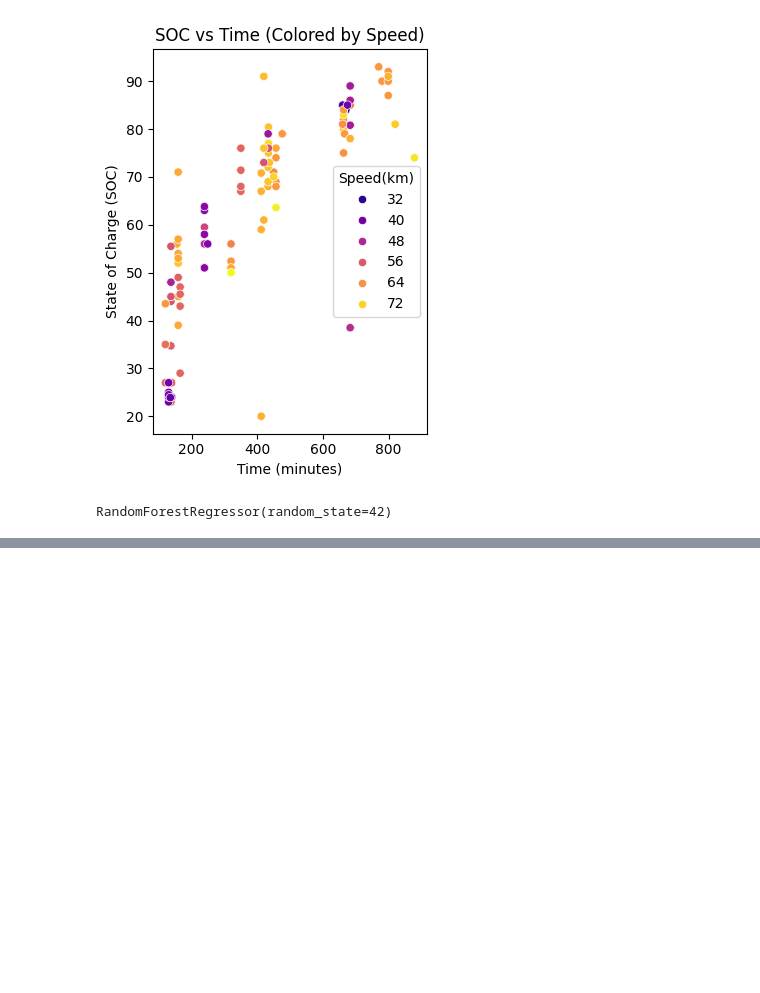
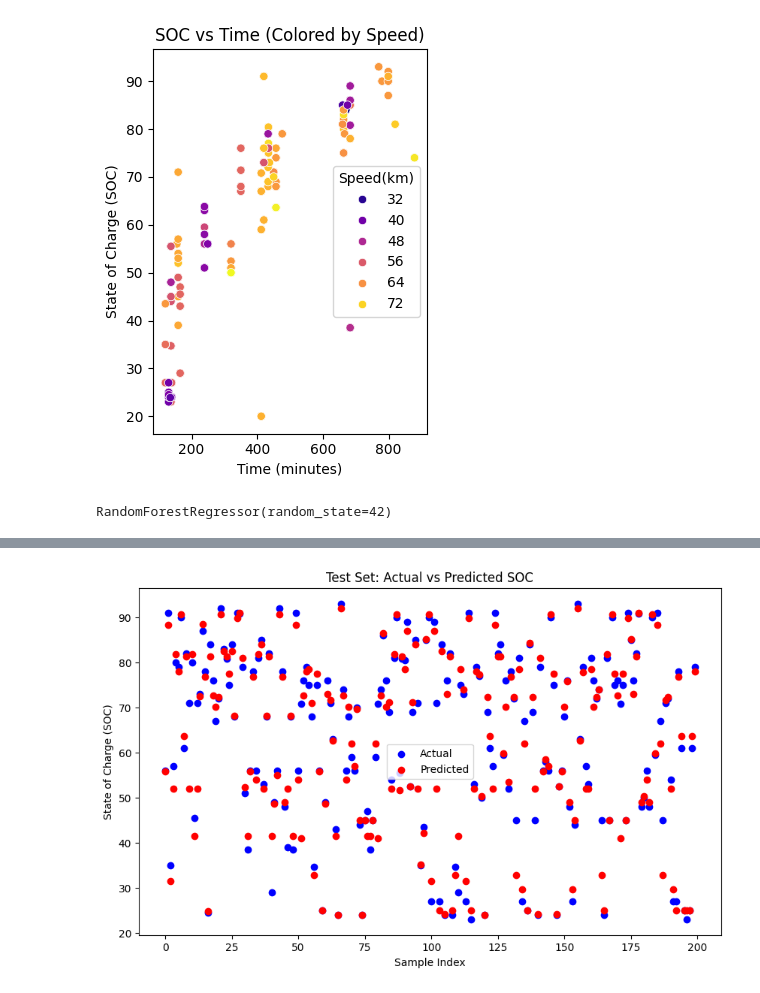
Before and after one commit to Keaton-Francis-Fernandes/Battery-SOC, a Jupyter notebook: battery_soc.ipynb, the cells around one changed output, grey strips where cells are left out. Saved outputs shown, nothing was run; the diff lists cells and outputs as text; code cells hidden in the pictures; blank space fills up the shorter version.

```diff
--- a/battery_soc.ipynb
+++ b/battery_soc.ipynb
@@ -231,0 +303,11 @@ R-squared (R²) Score: 0.93
+# %%
+plt.figure(figsize=(10, 6))
+plt.scatter(range(len(y_test)), y_test, color='blue', label='Actual')
+plt.scatter(range(len(y_test_pred)), y_test_pred, color='red', label='Predicted')
+plt.title('Test Set: Actual vs Predicted SOC')
+plt.xlabel('Sample Index')
+plt.ylabel('State of Charge (SOC)')
+plt.legend()
+plt.show()
+# %% [output]
+[figure, added]
```
Also changed, not shown: parts of 15 cells of this notebook.
